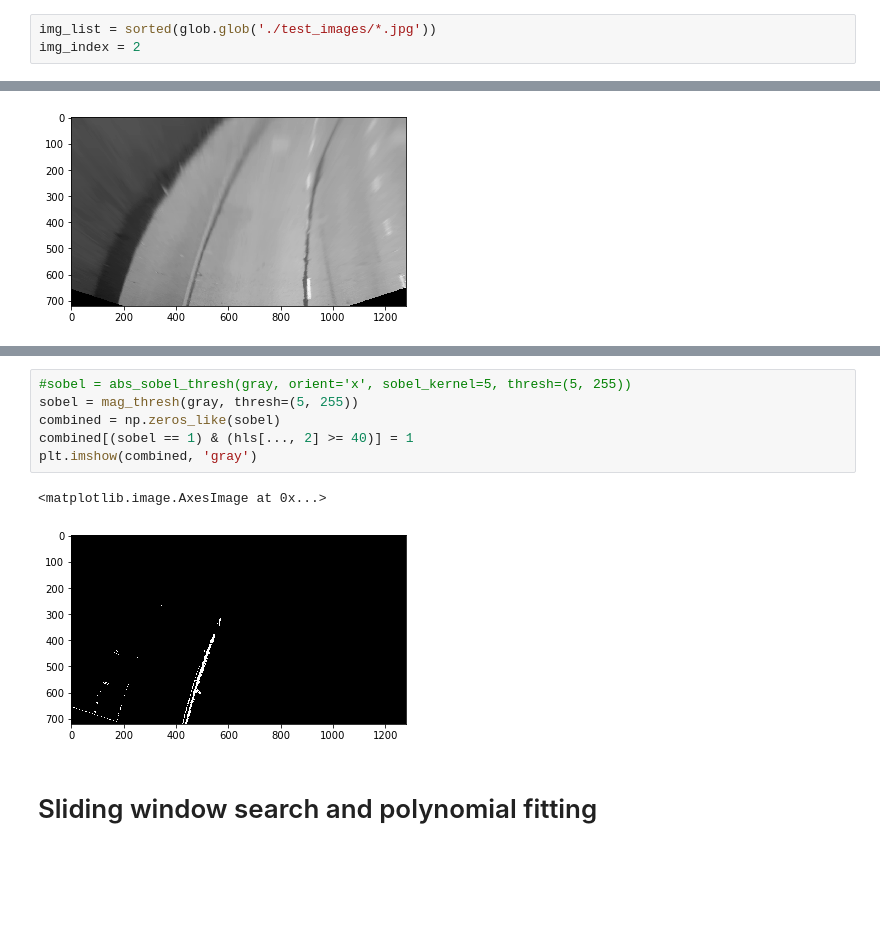
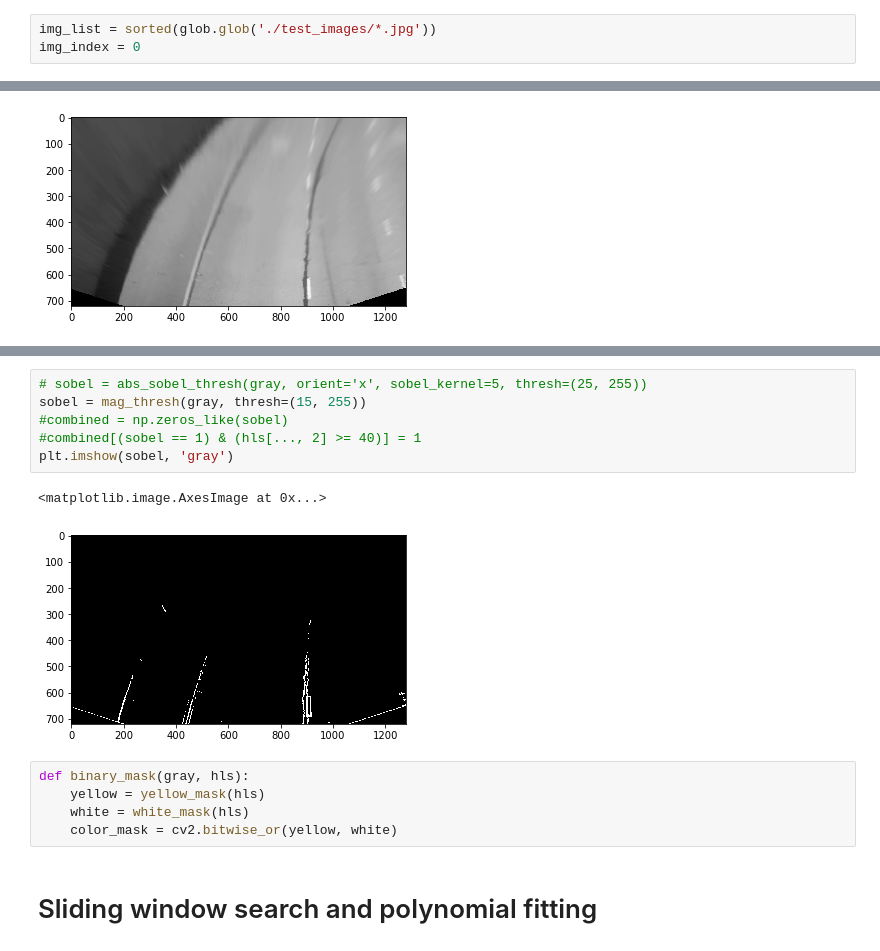
Before and after one commit to trivus/CarND-Advanced-Lane-Lines, a Jupyter notebook: advanced lane project.ipynb, the cells around one changed output, grey strips where cells are left out. Drawn from its saved outputs; the diff is of its cells as text; blank space fills up the shorter version.

```diff
--- a/advanced lane project.ipynb
+++ b/advanced lane project.ipynb
@@ -43,7 +43,7 @@ ax2.imshow(dst)
 Get bird's view of the road from camera image
 # %%
 img_list = sorted(glob.glob('./test_images/*.jpg'))
-img_index = 2
+img_index = 0
 # %%
 fig, (ax1, ax2, ax3) = plt.subplots(1,3, figsize=(15, 30))
 
@@ -81,12 +95,17 @@ for i in range(3):
 # %%
-#sobel = abs_sobel_thresh(gray, orient='x', sobel_kernel=5, thresh=(5, 255))
-sobel = mag_thresh(gray, thresh=(5, 255))
-combined = np.zeros_like(sobel)
-combined[(sobel == 1) & (hls[..., 2] >= 40)] = 1
-plt.imshow(combined, 'gray')
+# sobel = abs_sobel_thresh(gray, orient='x', sobel_kernel=5, thresh=(25, 255))
+sobel = mag_thresh(gray, thresh=(15, 255))
+#combined = np.zeros_like(sobel)
+#combined[(sobel == 1) & (hls[..., 2] >= 40)] = 1
+plt.imshow(sobel, 'gray')
 # %% [output]
 <matplotlib.image.AxesImage at 0x...>
-[figure, old version]
+[figure, new version]
+# %%
+def binary_mask(gray, hls):
+    yellow = yellow_mask(hls)
+    white = white_mask(hls)
+    color_mask = cv2.bitwise_or(yellow, white)
 # %% [markdown]
 # Sliding window search and polynomial fitting
 # %%
```
Also changed, not shown: parts of 8 cells of this notebook, 3 other files.
